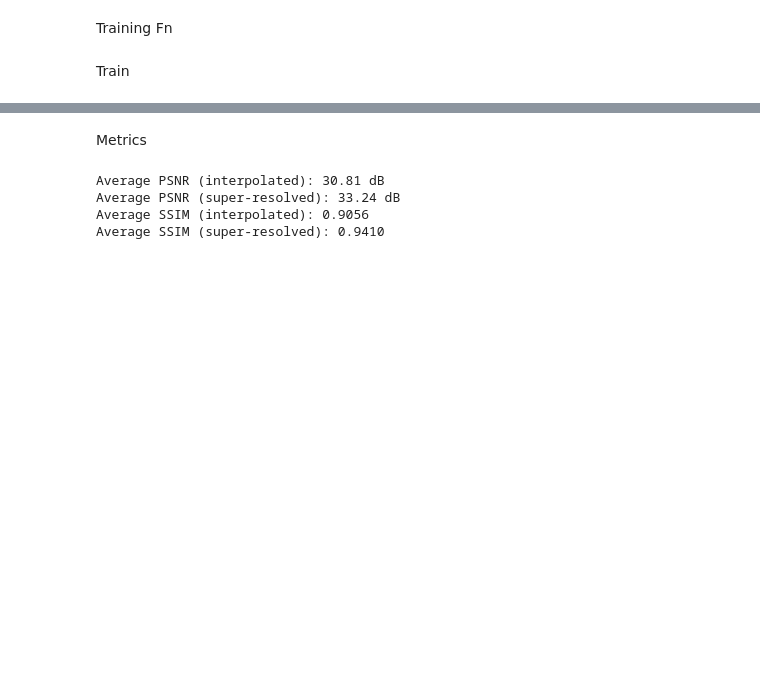
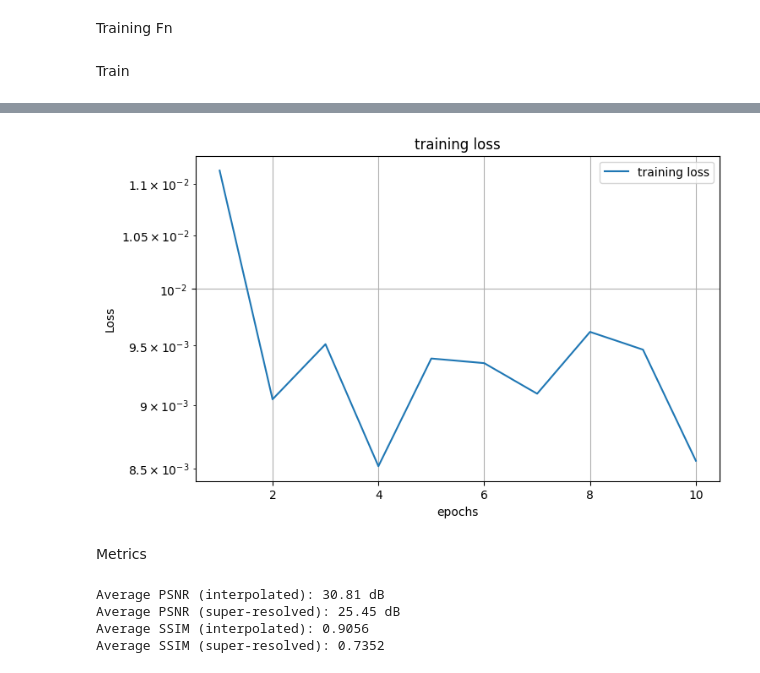
Before and after one commit to kangaaroob/BME5710-FinalProject, a Jupyter notebook: testing.ipynb, the cells around one changed output, grey strips where cells are left out. Cells and saved outputs as stored; diff of their text form; code cells hidden in the pictures; blank space fills up the shorter version.

```diff
--- a/testing.ipynb
+++ b/testing.ipynb
@@ -133,7 +133,7 @@ Train
 # %%
 batch_size = 5  # Number of complete images in each batch
 lr = 1e-3  # Learning rate
-num_epoch = 100  # Epochs
+num_epoch = 10  # Epochs
 
 # Model, criterion, and optimizer
 train_loader = create_loader(train_dataset, batch_size)
@@ -148,8 +164,11 @@ RuntimeError: Numpy is not available
+[figure, added]
 # %% [markdown]
 Metrics
 # %%
 # Dataset for validation
-val_dataset = TIFFDataset('data/val/high-res', 'data/val/low-res', transform=transform)
+val_dataset = TIFFDataset('data/val/high-res', 'data/val/low-res', transform=transforms.Compose([
+    transforms.ToTensor()
+]))
 
 # Initialize metrics
 psnr_metric = PeakSignalNoiseRatio().to(device)
@@ -203,6 +222,6 @@ print(f'Average SSIM (interpolated): {avg_ssim_interp:.4f}')
 print(f'Average SSIM (super-resolved): {avg_ssim_sr:.4f}')
 # %% [output]
 Average PSNR (interpolated): 30.81 dB
-Average PSNR (super-resolved): 33.24 dB
+Average PSNR (super-resolved): 25.45 dB
 Average SSIM (interpolated): 0.9056
-Average SSIM (super-resolved): 0.9410
+Average SSIM (super-resolved): 0.7352
```
Also changed, not shown: parts of 1 cell of this notebook.
